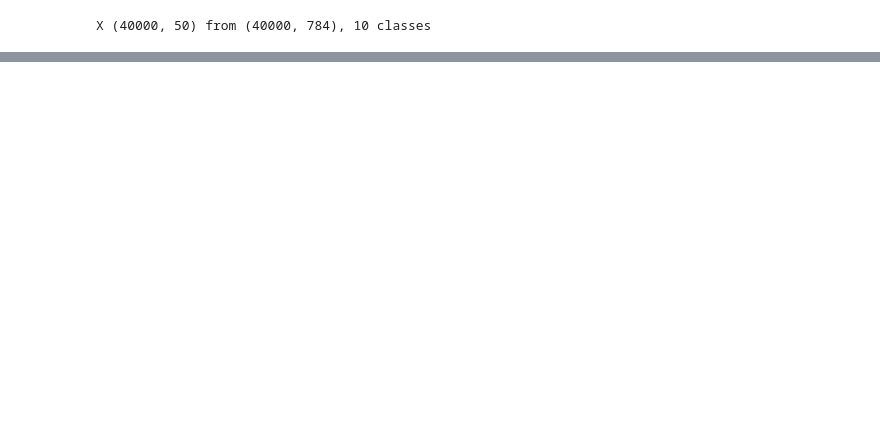
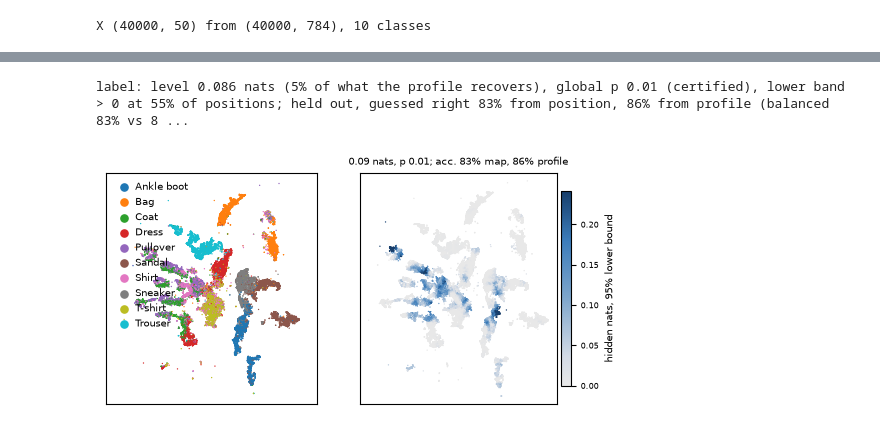
Before and after one commit to daenuprobst/flodr, a Jupyter notebook: examples/quickstart.ipynb, the cells around one changed output, grey strips where cells are left out. Cells and saved outputs as stored; diff of their text form; code cells hidden in the pictures; blank space fills up the shorter version.

```diff
--- a/examples/quickstart.ipynb
+++ b/examples/quickstart.ipynb
@@ -295,0 +159,9 @@ spread
+# %%
+res = audit(Y, X=X[train_idx], labels=labels[train_idx], seed=SEED, verbose=False)
+print(res)
+
+axes = viz.plot_audit(res)
+viz.save(axes[0].figure, "quickstart_diagnostics.pdf")
+# %% [output]
+label: level 0.086 nats (5% of what the profile recovers), global p 0.01 (certified), lower band > 0 at 55% of positions; held out, guessed right 83% from position, 86% from profile (balanced 83% vs 8 ...
+[figure, added]
```
Also changed, not shown: parts of 28 cells of this notebook, 1 other file.
